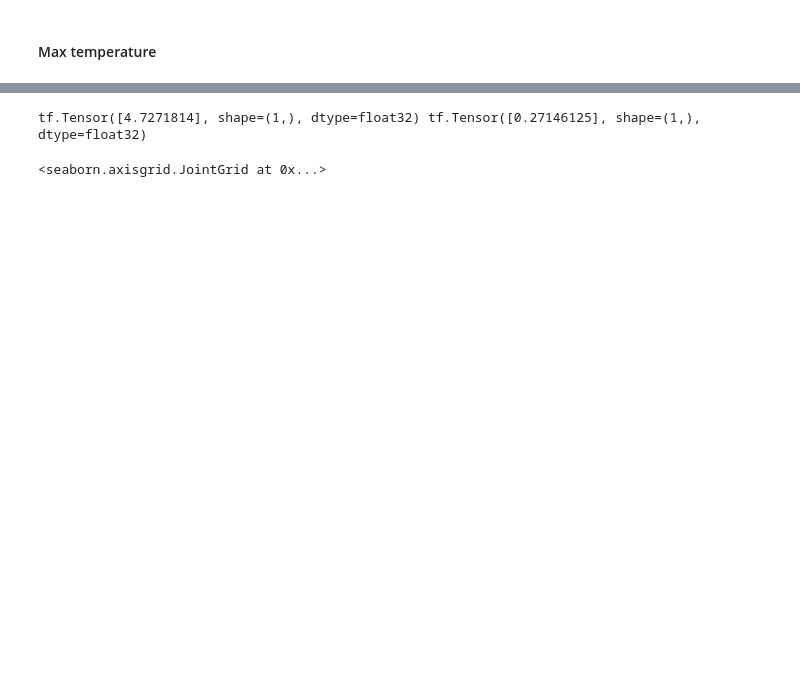
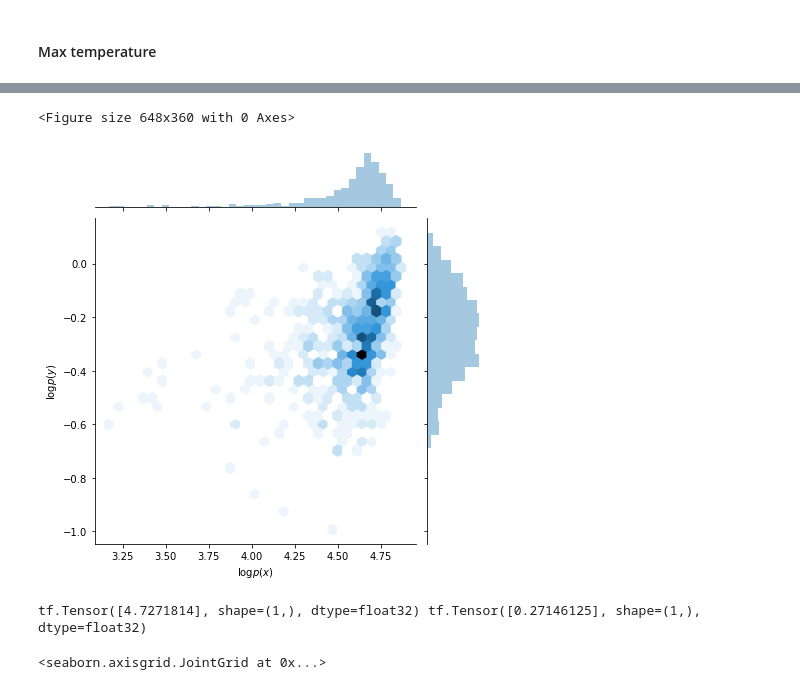
Before and after one commit to bgroenks96/generative-downscaling, a Jupyter notebook: qualitative-analysis.ipynb, the cells around one changed output, grey strips where cells are left out. Cells and saved outputs as stored; diff of their text form; code cells hidden in the pictures; blank space fills up the shorter version.

```diff
--- a/qualitative-analysis.ipynb
+++ b/qualitative-analysis.ipynb
@@ -139 +152,8 @@ ax = plt.gca()
+# %%
+plt.figure(figsize=(9,5))
+sns.jointplot(x=p_xs, y=p_ys, kind='hex').set_axis_labels('$\\log p(x)$', '$\\log p(y)$')
+ax = plt.gca()
+# %% [output]
+<Figure size 648x360 with 0 Axes>
+[figure, added]
 # %%
```
Also changed, not shown: parts of 23 cells of this notebook, 6 other files.
